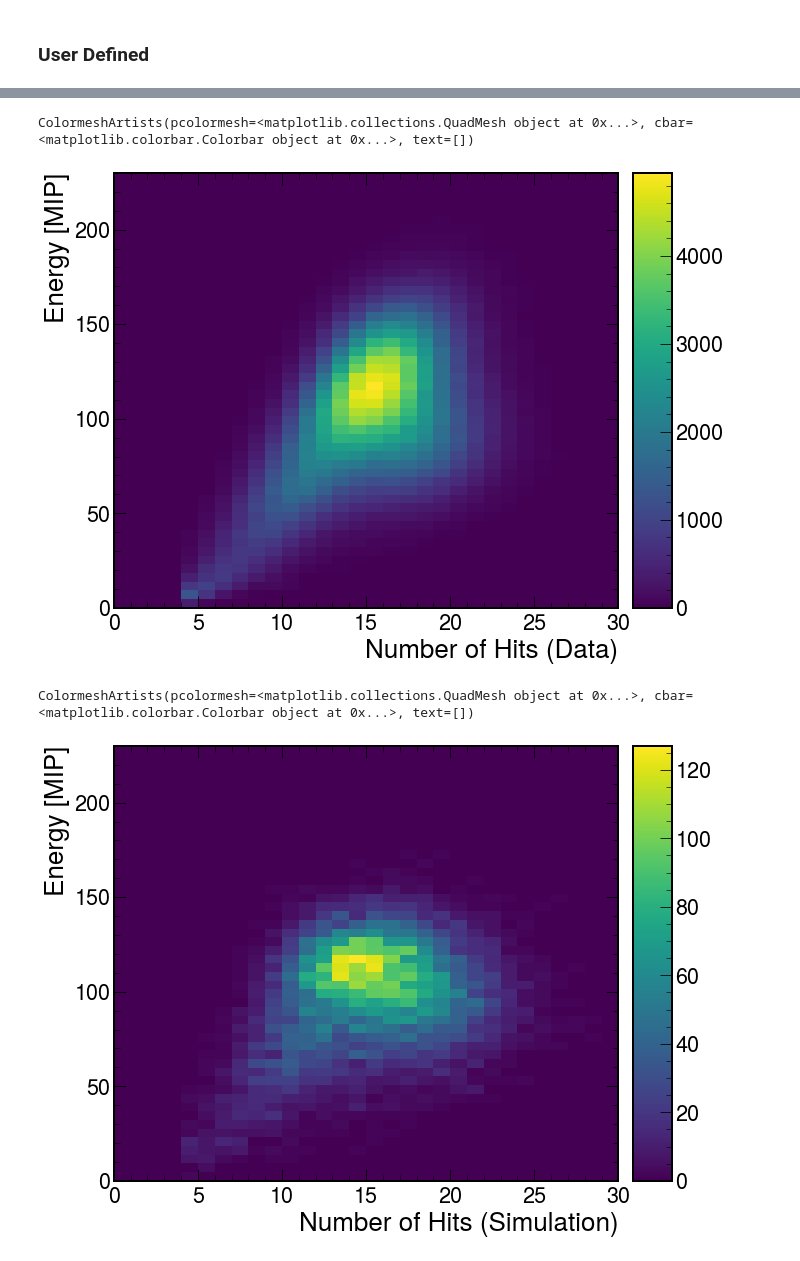
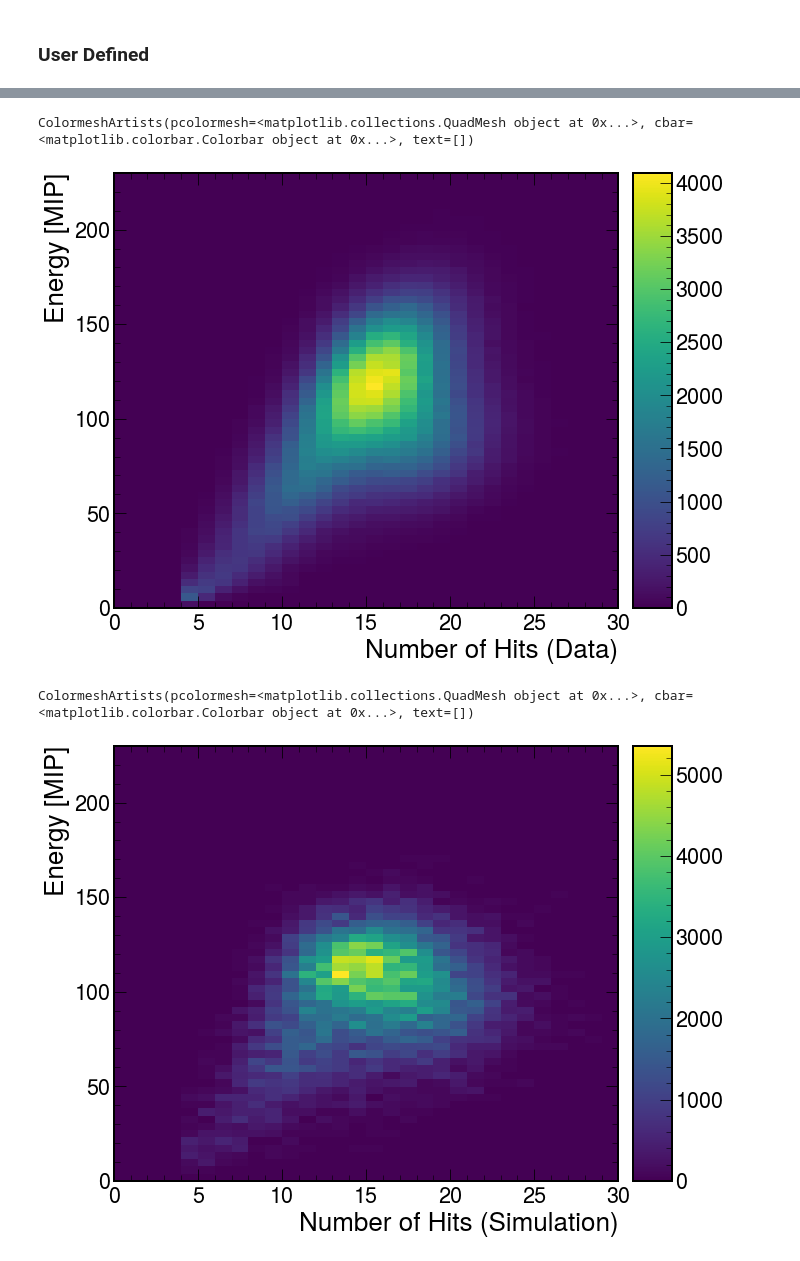
Before and after one commit to sebouh137/beamtest_plots, a Jupyter notebook: TestBeamSimAnalysis.ipynb, the cells around one changed output, grey strips where cells are left out. Cells and saved outputs as stored; diff of their text form; code cells hidden in the pictures.

```diff
--- a/TestBeamSimAnalysis.ipynb
+++ b/TestBeamSimAnalysis.ipynb
@@ -71,16 +83,19 @@ for i in range(round(len(df.columns)/2)):
 
     h = hist.Hist(hist.axis.Regular(100, 0, 101, name="Ptrig"))
     h.fill(np.array(getattr(ptrigDF,"Ch_{}_LG".format("{:02d}".format(i)))))
-    h.plot(color='blue',label=f"Channel {i} PTRIG Data")
+    #h.plot(color='blue',label=f"Channel {i} PTRIG Data")
 
     data = h.values()[()]
     bins = h.axes[0].edges[:-1]
+    plt.errorbar(bins,data,yerr=np.sqrt(data),fmt='o',ecolor='tab:blue', color='tab:blue', capsize=0, elinewidth=1, markeredgewidth=0,label=f"Channel {i} PTRIG Data")
 
     # Initial parameter values for the fit
     initial_params = [max(h), sum(getattr(ptrigDF,"Ch_{}_LG".format("{:02d}".format(i))))/len(getattr(ptrigDF,"Ch_{}_LG".format("{:02d}".format(i)))), 3.]
 
     # Create Minuit object and set up the fit
     m = Minuit(least_squares_loss, A=initial_params[0], mu=initial_params[1], sigma=initial_params[2])
+    # Set limits for the sigma parameter
+    m.limits["sigma"] = (0, None)
     # Perform the fit
     m.migrad()
     # Get the fitted parameters
@@ -91,7 +106,7 @@ for i in range(round(len(df.columns)/2)):
 
     x = np.linspace(0, 100, 1000)
     y_fit = gauss(x, A_fit, mu_fit, sigma_fit)
-    plt.plot(x, y_fit, 'blue', label='Fit')
+    plt.plot(x, y_fit, 'tab:orange', label='Fit')
 
     plt.legend(loc='upper right', fontsize=20)
 
@@ -132,0 +231,33 @@ Average width value:
+# %%
+mips = np.array(mips)
+
+# Section 1
+section1 = mips[0:16]
+excluded_indexes1 = [10, 15]
+mask1 = np.ones_like(section1, dtype=bool)
+mask1[excluded_indexes1] = False
+mips[10] = np.mean(section1[mask1])
+mips[15] = np.mean(section1[mask1])
+
+# Section 2
+section2 = mips[16:40]
+excluded_indexes2 = [18-16, 26-16, 31-16]
+mask2 = np.ones_like(section2, dtype=bool)
+mask2[excluded_indexes2] = False
+mips[18] = np.mean(section2[mask2])
+mips[26] = np.mean(section2[mask2])
+mips[31] = np.mean(section2[mask2])
+
+
+fig = plt.figure( figsize=(8, 6))
+plt.scatter(range(0,40),mips)
+plt.xlabel('Channel')
+plt.ylabel('MIP Value [ADC]')
+
+plt.axhline(y = np.mean(section1[mask1]), color = 'tab:orange', xmax = 16/40)
+plt.axhline(y = np.mean(section2[mask2]), color = 'tab:orange', xmin = 17/40)
+
+print("Average mean value:")
+print(np.mean(mips))
+print("Average width value:")
+print(np.mean(mipStds))
@@ -765,7 +903,7 @@ plt.legend()
 # %%
 h = Hist(
     hist.axis.Regular(30, 0, 30, name="S", label="Number of Hits (Data)", flow=False),
-    hist.axis.Regular(50, 0, 230, name="W", label="Energy [MIP]", flow=False),
+    hist.axis.Regular(60, 0, 230, name="W", label="Energy [MIP]", flow=False),
 )
 
 channel_numbers = np.array(range(40))
@@ -774,17 +912,19 @@ h.fill(data_counts, calculate_channel_sums(data_df, channel_numbers))
 h.plot()
 # %% [output]
 ColormeshArtists(pcolormesh=<matplotlib.collections.QuadMesh object at 0x...>, cbar=<matplotlib.colorbar.Colorbar object at 0x...>, text=[])
-[figure, old version]
+[figure, new version]
 # %%
 h = Hist(
     hist.axis.Regular(30, 0, 30, name="S", label="Number of Hits (Simulation)", flow=False),
-    hist.axis.Regular(50, 0, 230, name="W", label="Energy [MIP]", flow=False),
+    hist.axis.Regular(60, 0, 230, name="W", label="Energy [MIP]", flow=False),
 )
 
 channel_numbers = np.array(range(40))
 
 h.fill(sim_counts, calculate_channel_sums(sim_df, channel_numbers))
+# Renormalization step
+h = (h / simEvts) * beamEvts
 h.plot()
 # %% [output]
 ColormeshArtists(pcolormesh=<matplotlib.collections.QuadMesh object at 0x...>, cbar=<matplotlib.colorbar.Colorbar object at 0x...>, text=[])
-[figure, old version]
+[figure, new version]
```
Also changed, not shown: parts of 18 cells of this notebook, 3 other files.
